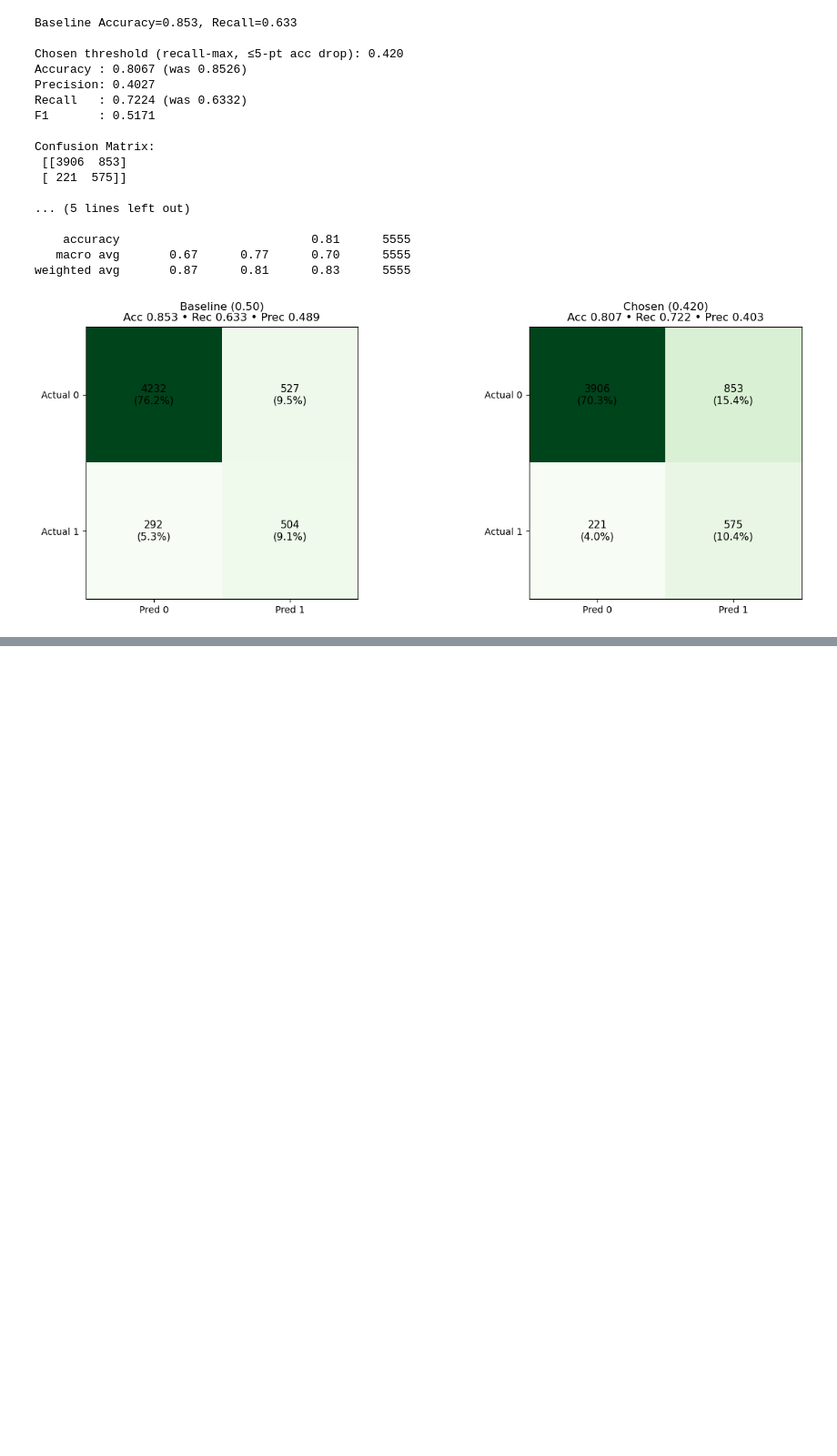
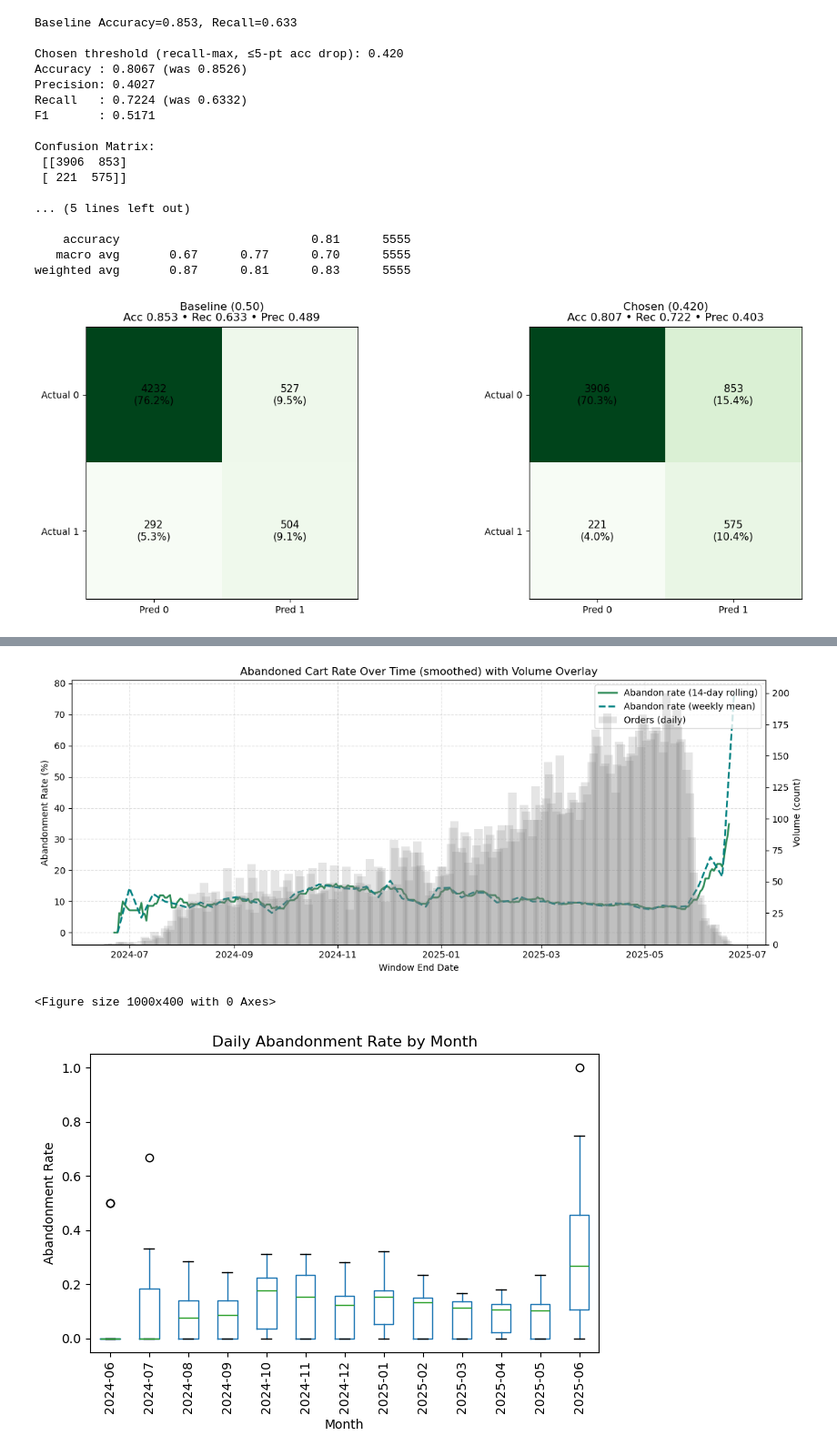
Before and after one commit to Hungagainagainagain/Swire-Cocacola-Capstone, a Jupyter notebook: modeling with new csv.ipynb, the cells around one changed output, grey strips where cells are left out. Shown at 91% size. Cells and saved outputs as stored; diff of their text form; code cells hidden in the pictures; blank space fills up the shorter version.

```diff
--- a/modeling with new csv.ipynb
+++ b/modeling with new csv.ipynb
@@ -233,0 +353,66 @@ weighted avg       0.87      0.81      0.83      5555
+# %%
+import pandas as pd
+import numpy as np
+import matplotlib.pyplot as plt
+
+# --- Choose the date column that exists ---
+date_col = None
+for c in ["WINDOW_END_LOCAL", "WINDOW_END_LOCAL_event_cutoff", "WINDOW_END_LOCAL_dt"]:
+    if c in data.columns:
+        date_col = c
+        break
+assert date_col is not None, "No WINDOW_END_LOCAL-like column found."
+
+df = data[[date_col, "ABANDONED_CART"]].copy()
+df[date_col] = pd.to_datetime(df[date_col], errors="coerce")
+df = df.dropna(subset=[date_col]).sort_values(date_col).set_index(date_col)
+
+# --- Daily aggregates ---
+daily = pd.DataFrame({
+    "rate": df["ABANDONED_CART"].resample("D").mean(),     # abandonment rate per day
+    "n":    df["ABANDONED_CART"].resample("D").size()      # volume per day
+}).fillna(0)
+
+# --- Smoothers / Resamples ---
+daily["rate_roll14"] = daily["rate"].rolling(14, min_periods=5).mean()
+weekly = daily.resample("W-MON").agg({"rate":"mean","n":"sum"}).rename(columns={"rate":"rate_week"})
+
+# --- Plot: rate (left axis) + volume (right axis) ---
+fig, ax1 = plt.subplots(figsize=(12,5))
+
+# Volume bars (right axis)
+ax2 = ax1.twinx()
+ax2.bar(daily.index, daily["n"], width=5, alpha=0.20, color="gray", label="Orders (daily)")
+ax2.set_ylabel("Volume (count)")
+
+# Lines: 14-day rolling + weekly mean
+ax1.plot(daily.index, daily["rate_roll14"]*100, lw=2, color="seagreen", label="Abandon rate (14-day rolling)")
+ax1.plot(weekly.index, weekly["rate_week"]*100, lw=2, color="teal", linestyle="--", label="Abandon rate (weekly mean)")
+
+ax1.set_title("Abandoned Cart Rate Over Time (smoothed) with Volume Overlay")
+ax1.set_xlabel("Window End Date")
+ax1.set_ylabel("Abandonment Rate (%)")
+ax1.grid(True, linestyle="--", alpha=0.4)
+
+# Legend (combine both axes)
+lines, labels = ax1.get_legend_handles_labels()
+lines2, labels2 = ax2.get_legend_handles_labels()
+ax1.legend(lines + lines2, labels + labels2, loc="upper right")
+plt.tight_layout()
+plt.show()
+
+# --- Optional: monthly boxplot to show seasonality/dispersion ---
+monthly = daily.copy()
+monthly["month"] = monthly.index.to_period("M").astype(str)
+
+plt.figure(figsize=(10,4))
+monthly.dropna(subset=["rate"]).boxplot(column="rate", by="month", grid=False, rot=0)
+plt.title("Daily Abandonment Rate by Month"); plt.suptitle("")
+plt.ylabel("Abandonment Rate"); plt.xlabel("Month")
+plt.xticks(rotation=90)
+plt.tight_layout()
+plt.show()
+# %% [output]
+[figure, added]
+<Figure size 1000x400 with 0 Axes>
+[figure, added]
```
Also changed, not shown: parts of 5 cells of this notebook, 1 other file.
